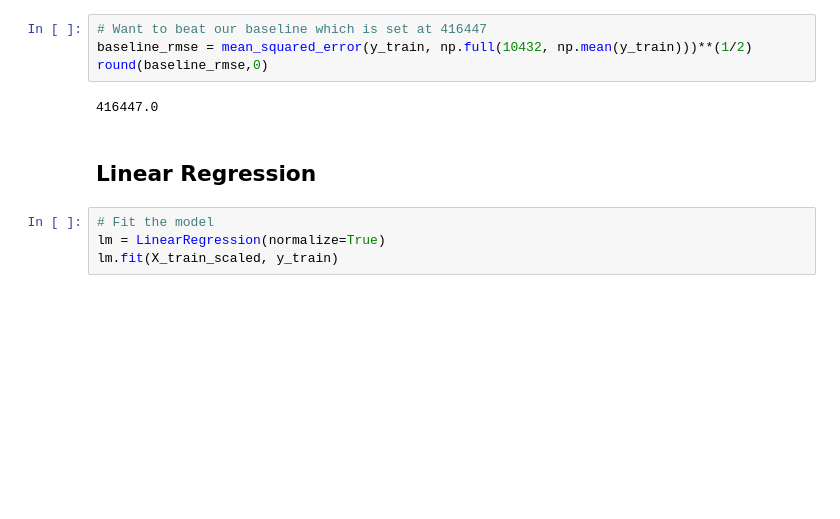
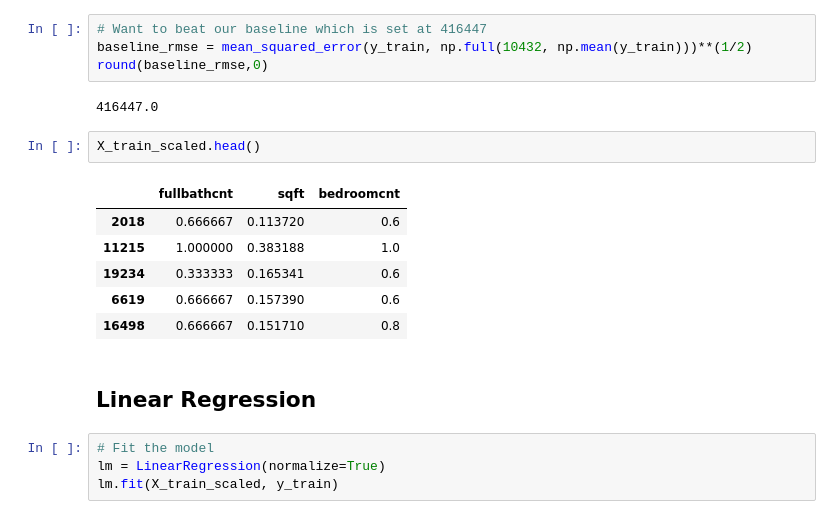
Before and after one commit to Brandon-Martinez27/zillow_regression_project, a Jupyter notebook: model_g.ipynb, the cells around one changed output. Cells and saved outputs as stored; diff of their text form; blank space fills up the shorter version.

```diff
--- a/model_g.ipynb
+++ b/model_g.ipynb
@@ -622,6 +639,15 @@ baseline_rmse = mean_squared_error(y_train, np.full(10432, np.mean(y_train)))**(
 round(baseline_rmse,0)
 # %% [output]
 416447.0
+# %%
+X_train_scaled.head()
+# %% [output]
+|  | fullbathcnt | sqft | bedroomcnt |
+| 2018 | 0.666667 | 0.113720 | 0.6 |
+| 11215 | 1.000000 | 0.383188 | 1.0 |
+| 19234 | 0.333333 | 0.165341 | 0.6 |
+| 6619 | 0.666667 | 0.157390 | 0.6 |
+| 16498 | 0.666667 | 0.151710 | 0.8 |
 # %% [markdown]
 ## Linear Regression
 # %%
```
Also changed, not shown: parts of 19 cells of this notebook.
